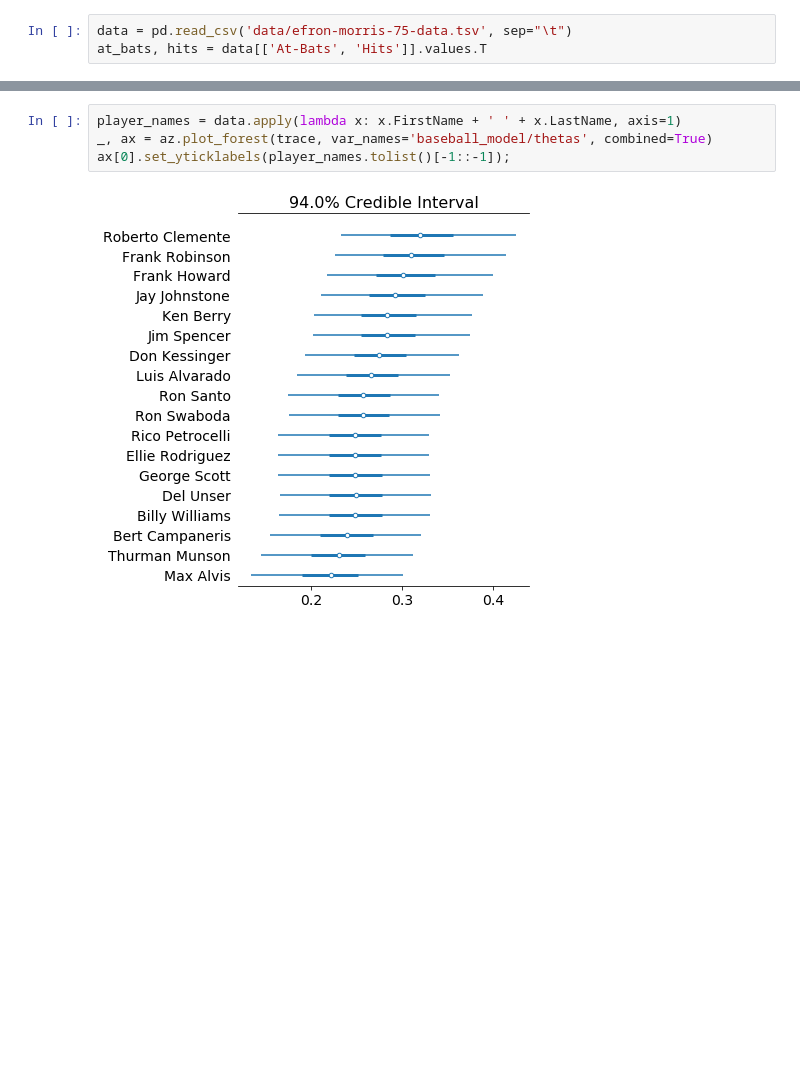
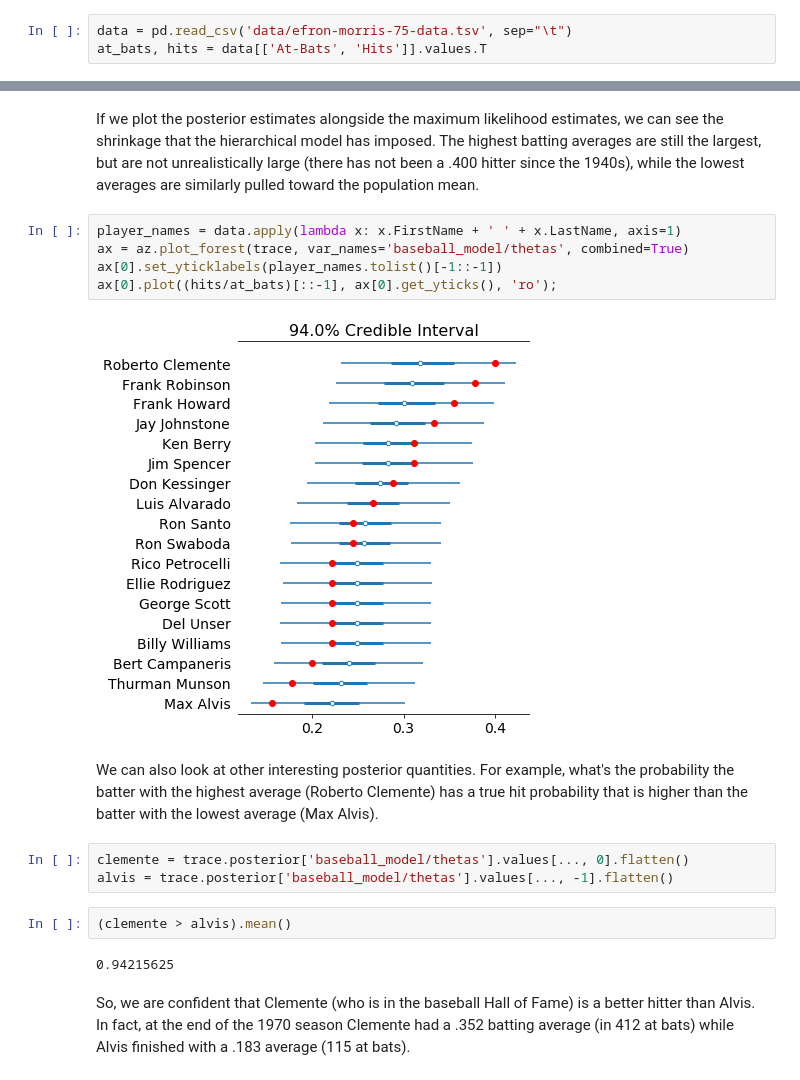
Before and after one commit to pymc-devs/pymc4, a Jupyter notebook: notebooks/baseball.ipynb, the cells around one changed output, grey strips where cells are left out. Drawn from its saved outputs; the diff is of its cells as text; blank space fills up the shorter version.

Commit message:
Augmented the baseball example with supporting text and synthesis

```diff
--- a/notebooks/baseball.ipynb
+++ b/notebooks/baseball.ipynb
@@ -28,6 +56,20 @@ Wall time: 1min 19s
+# %% [markdown]
+If we plot the posterior estimates alongside the maximum likelihood estimates, we can see the shrinkage that the hierarchical model has imposed. The highest batting averages are still the largest, but are not unrealistically large (there has not been a .400 hitter since the 1940s), while the lowest averages are similarly pulled toward the population mean.
 # %%
 player_names = data.apply(lambda x: x.FirstName + ' ' + x.LastName, axis=1)
-_, ax = az.plot_forest(trace, var_names='baseball_model/thetas', combined=True)
-ax[0].set_yticklabels(player_names.tolist()[-1::-1]);
+ax = az.plot_forest(trace, var_names='baseball_model/thetas', combined=True)
+ax[0].set_yticklabels(player_names.tolist()[-1::-1])
+ax[0].plot((hits/at_bats)[::-1], ax[0].get_yticks(), 'ro');
 # %% [output]
-[figure, old version]
+[figure, new version]
+# %% [markdown]
+We can also look at other interesting posterior quantities. For example, what's the probability the batter with the highest average (Roberto Clemente) has a true hit probability that is higher than the batter with the lowest average (Max Alvis).
+# %%
+clemente = trace.posterior['baseball_model/thetas'].values[..., 0].flatten()
+alvis = trace.posterior['baseball_model/thetas'].values[..., -1].flatten()
+# %%
+(clemente > alvis).mean()
+# %% [output]
+0.94215625
+# %% [markdown]
+So, we are confident that Clemente (who is in the baseball Hall of Fame) is a better hitter than Alvis. In fact, at the end of the 1970 season Clemente had a .352 batting average (in 412 at bats) while Alvis finished with a .183 average (115 at bats).
```
Also changed, not shown: parts of 5 cells of this notebook.
